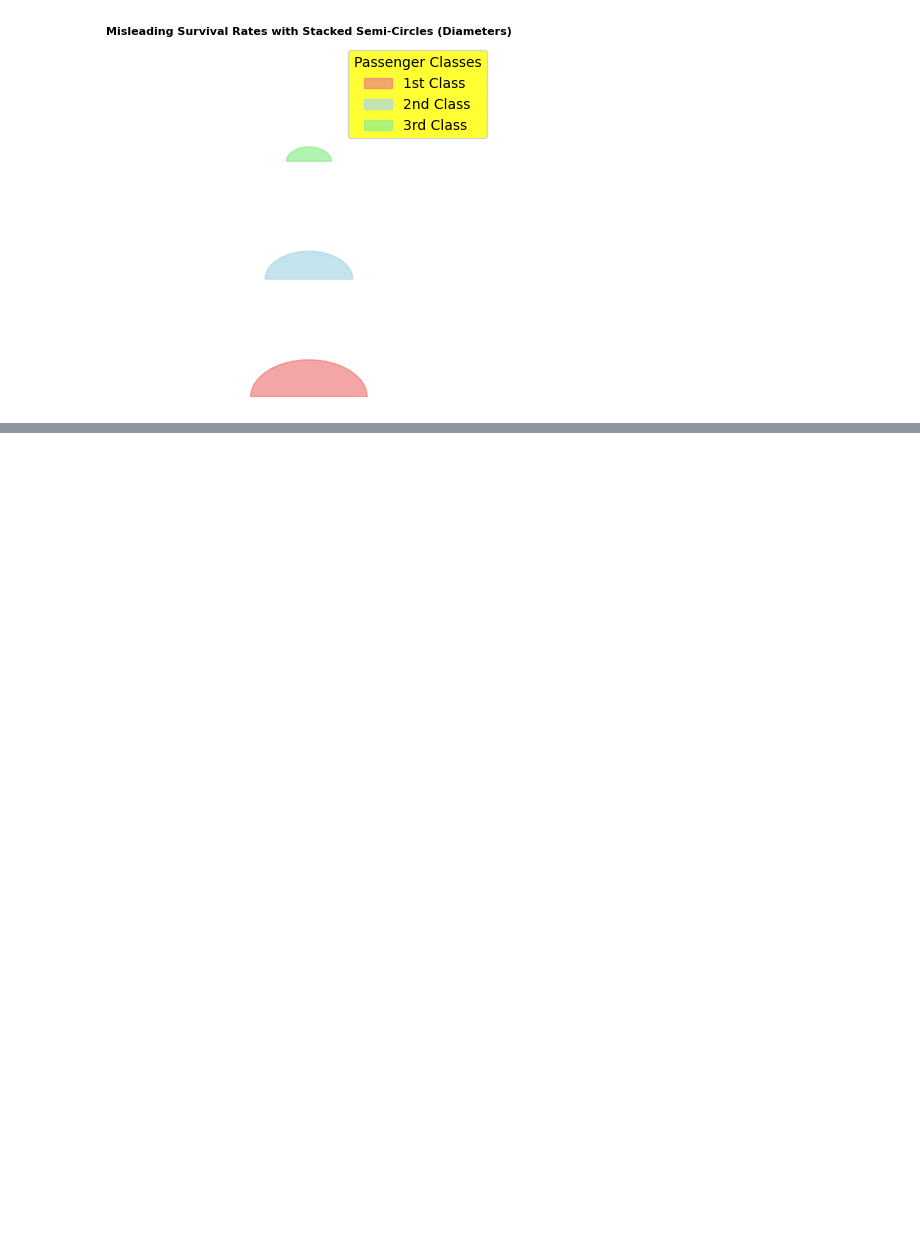
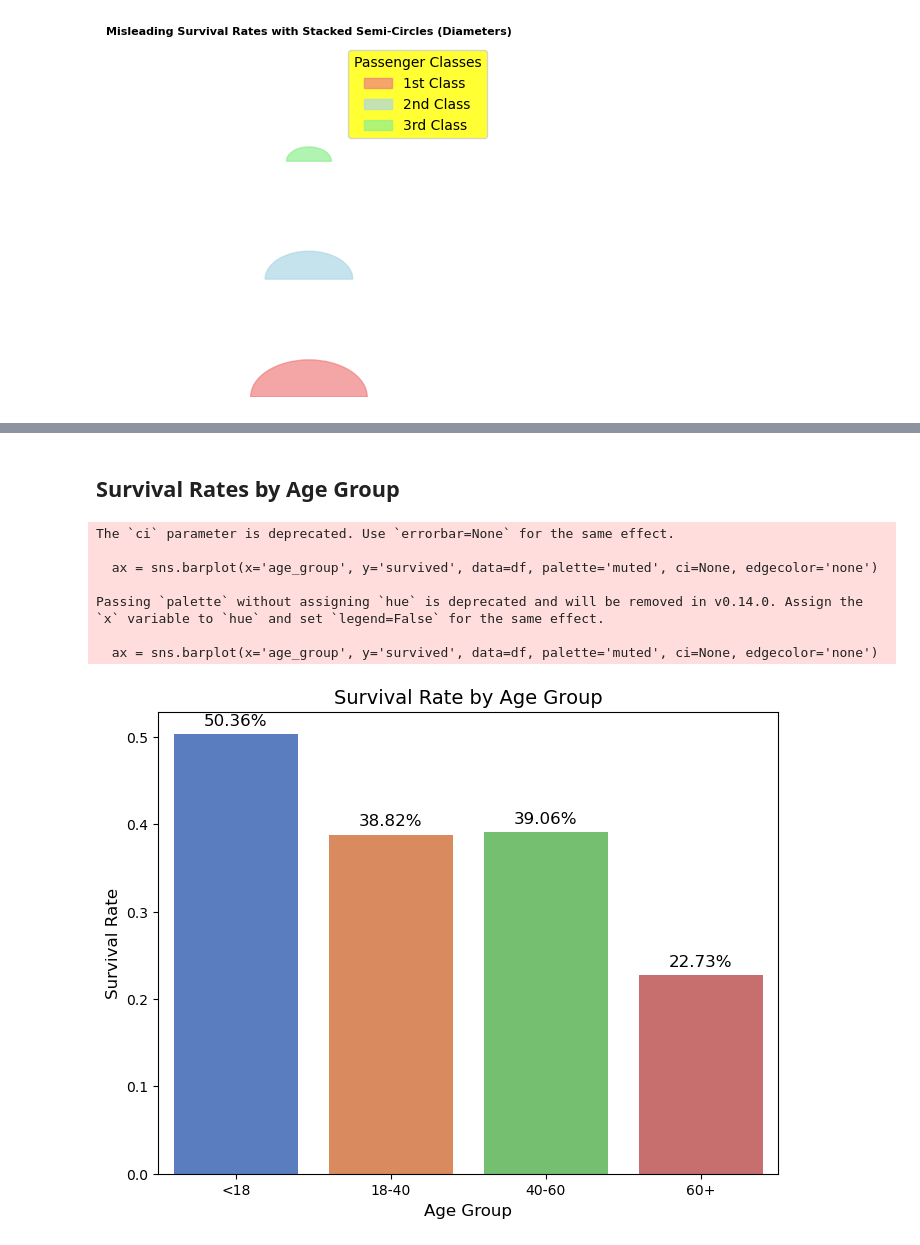
Before and after one commit to IMOsbo/DATA6550-Visualization, a Jupyter notebook: Code/Rogel/Project-Code-Rogel.ipynb, the cells around one changed output, grey strips where cells are left out. Saved outputs shown, nothing was run; the diff lists cells and outputs as text; code cells hidden in the pictures; blank space fills up the shorter version.

```diff
--- a/Code/Rogel/Project-Code-Rogel.ipynb
+++ b/Code/Rogel/Project-Code-Rogel.ipynb
@@ -636,0 +476,36 @@ plt.show()
+# %% [markdown]
+## Survival Rates by Age Group
+# %%
+# Create age groups for better segmentation
+bins = [0, 18, 40, 60, 100]
+labels = ['<18', '18-40', '40-60', '60+']
+df['age_group'] = pd.cut(df['age'], bins=bins, labels=labels)
+
+# Create a bar plot for survival rate by age group without error bars
+plt.figure(figsize=(8, 6))
+ax = sns.barplot(x='age_group', y='survived', data=df, palette='muted', ci=None, edgecolor='none')
+
+# Set the title and labels
+plt.title('Survival Rate by Age Group', fontsize=14)
+plt.xlabel('Age Group', fontsize=12)
+plt.ylabel('Survival Rate', fontsize=12)
+
+# Add percentage labels on top of the bars
+for p in ax.patches:
+    height = p.get_height()
+    percentage = round(height * 100, 2)  # Convert the height to percentage
+    # Adjust label placement to be above the bar and avoid being cut off
+    ax.text(p.get_x() + p.get_width() / 2, height + 0.01, f'{percentage}%',
+            ha='center', fontsize=12, color='black')
+
+# Show the plot
+plt.show()
+# %% [output]
+The `ci` parameter is deprecated. Use `errorbar=None` for the same effect.
+
+  ax = sns.barplot(x='age_group', y='survived', data=df, palette='muted', ci=None, edgecolor='none')
+
+Passing `palette` without assigning `hue` is deprecated and will be removed in v0.14.0. Assign the `x` variable to `hue` and set `legend=False` for the same effect.
+
+  ax = sns.barplot(x='age_group', y='survived', data=df, palette='muted', ci=None, edgecolor='none')
+[figure, added]
```
Also changed, not shown: parts of 22 cells of this notebook.
